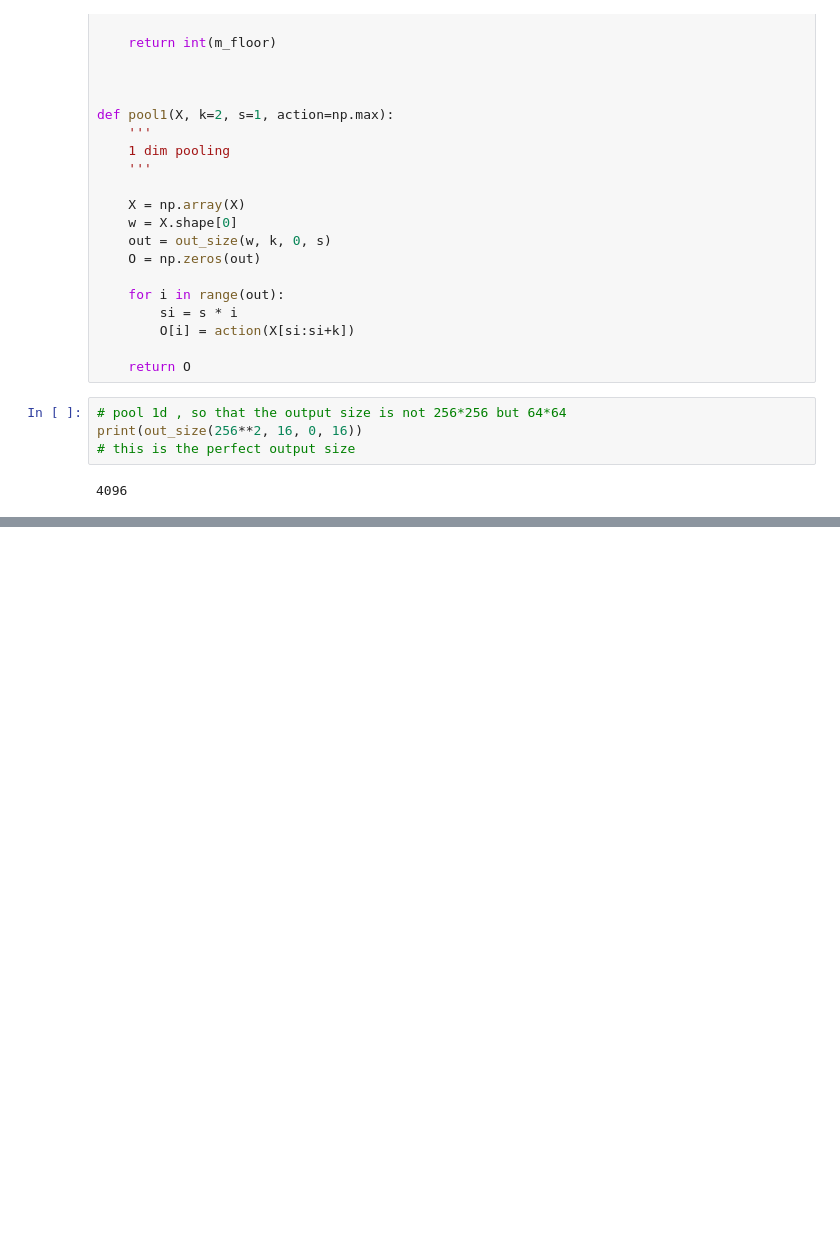
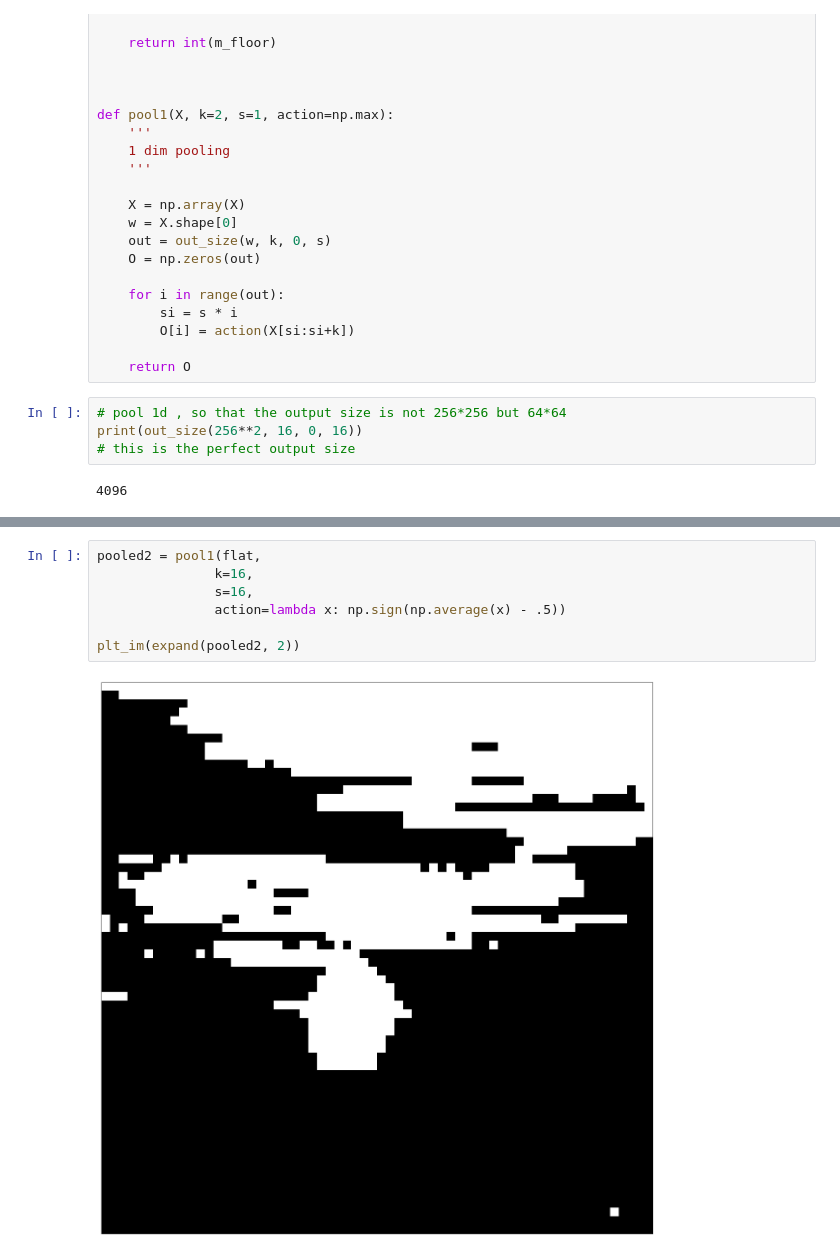
Before and after one commit to larsaars/machine_learning_tests, a Jupyter notebook: hilbert/combine_pooling_and_hilbert.ipynb, the cells around one changed output, grey strips where cells are left out. Cells and saved outputs as stored; diff of their text form; blank space fills up the shorter version.

Commit message:
fixes and bigger image

```diff
--- a/hilbert/combine_pooling_and_hilbert.ipynb
+++ b/hilbert/combine_pooling_and_hilbert.ipynb
@@ -75 +74,10 @@ plt_im(expand(pooled, 2))
 [figure]
+# %%
+pooled2 = pool1(flat,
+               k=16,
+               s=16,
+               action=lambda x: np.sign(np.average(x) - .5))
+
+plt_im(expand(pooled2, 2))
+# %% [output]
+[figure, added]
```
Also changed, not shown: parts of 1 cell of this notebook, 3 other files.
